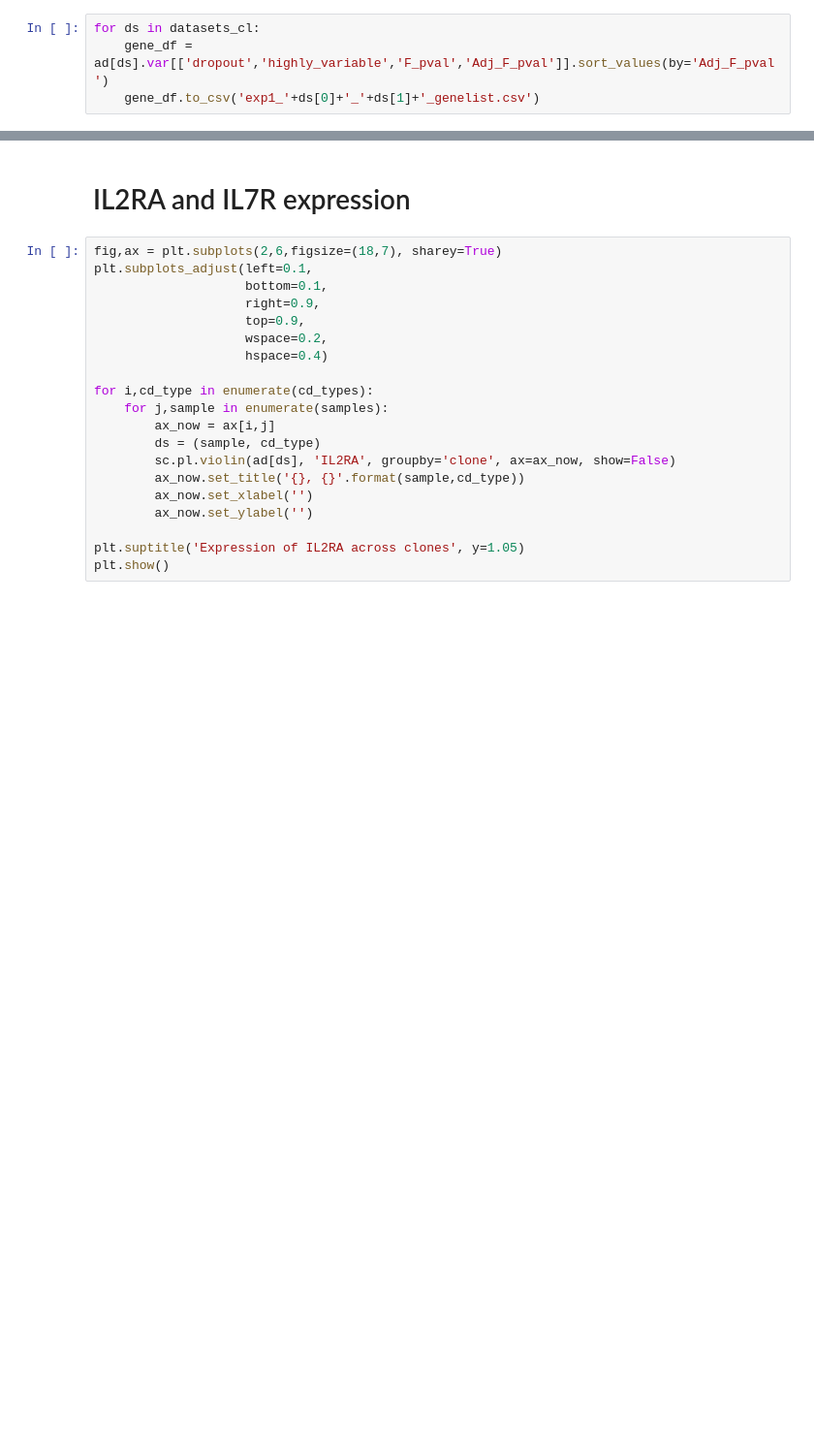
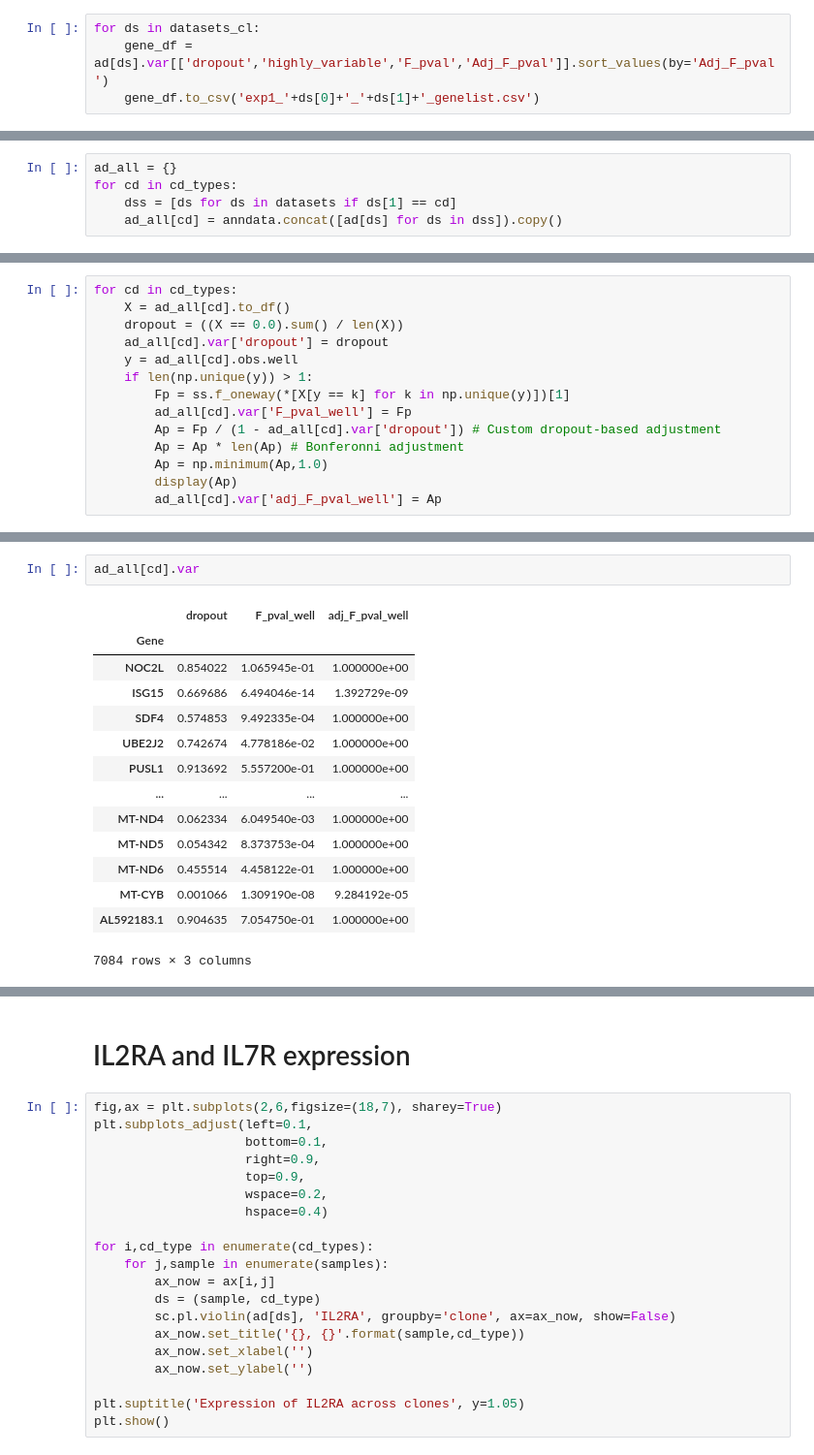
Before and after one commit to MartyWeissman/ClonalOmics10X, a Jupyter notebook: Big_10X_Experiment1.ipynb, the cells around one changed output, grey strips where cells are left out. Shown at 97% size. Saved outputs shown, nothing was run; the diff lists cells and outputs as text; blank space fills up the shorter version.

```diff
--- a/Big_10X_Experiment1.ipynb
+++ b/Big_10X_Experiment1.ipynb
@@ -325,0 +322,5 @@ for ds in datasets_cl:
+# %%
+ad_all = {}
+for cd in cd_types:
+    dss = [ds for ds in datasets if ds[1] == cd]
+    ad_all[cd] = anndata.concat([ad[ds] for ds in dss]).copy()
@@ -325,0 +345,14 @@ for ds in datasets_cl:
+# %%
+for cd in cd_types:
+    X = ad_all[cd].to_df()
+    dropout = ((X == 0.0).sum() / len(X))
+    ad_all[cd].var['dropout'] = dropout
+    y = ad_all[cd].obs.well
+    if len(np.unique(y)) > 1:
+        Fp = ss.f_oneway(*[X[y == k] for k in np.unique(y)])[1]
+        ad_all[cd].var['F_pval_well'] = Fp
+        Ap = Fp / (1 - ad_all[cd].var['dropout']) # Custom dropout-based adjustment
+        Ap = Ap * len(Ap) # Bonferonni adjustment
+        Ap = np.minimum(Ap,1.0)
+        display(Ap)
+        ad_all[cd].var['adj_F_pval_well'] = Ap
@@ -325,0 +386,17 @@ for ds in datasets_cl:
+# %%
+ad_all[cd].var
+# %% [output]
+|  | dropout | F_pval_well | adj_F_pval_well |
+| Gene |  |  |  |
+| NOC2L | 0.854022 | 1.065945e-01 | 1.000000e+00 |
+| ISG15 | 0.669686 | 6.494046e-14 | 1.392729e-09 |
+| SDF4 | 0.574853 | 9.492335e-04 | 1.000000e+00 |
+| UBE2J2 | 0.742674 | 4.778186e-02 | 1.000000e+00 |
+| PUSL1 | 0.913692 | 5.557200e-01 | 1.000000e+00 |
+| ... | ... | ... | ... |
+| MT-ND4 | 0.062334 | 6.049540e-03 | 1.000000e+00 |
+| MT-ND5 | 0.054342 | 8.373753e-04 | 1.000000e+00 |
+| MT-ND6 | 0.455514 | 4.458122e-01 | 1.000000e+00 |
+| MT-CYB | 0.001066 | 1.309190e-08 | 9.284192e-05 |
+| AL592183.1 | 0.904635 | 7.054750e-01 | 1.000000e+00 |
+7084 rows × 3 columns
```
Also changed, not shown: parts of 34 cells of this notebook, 1 other file.
